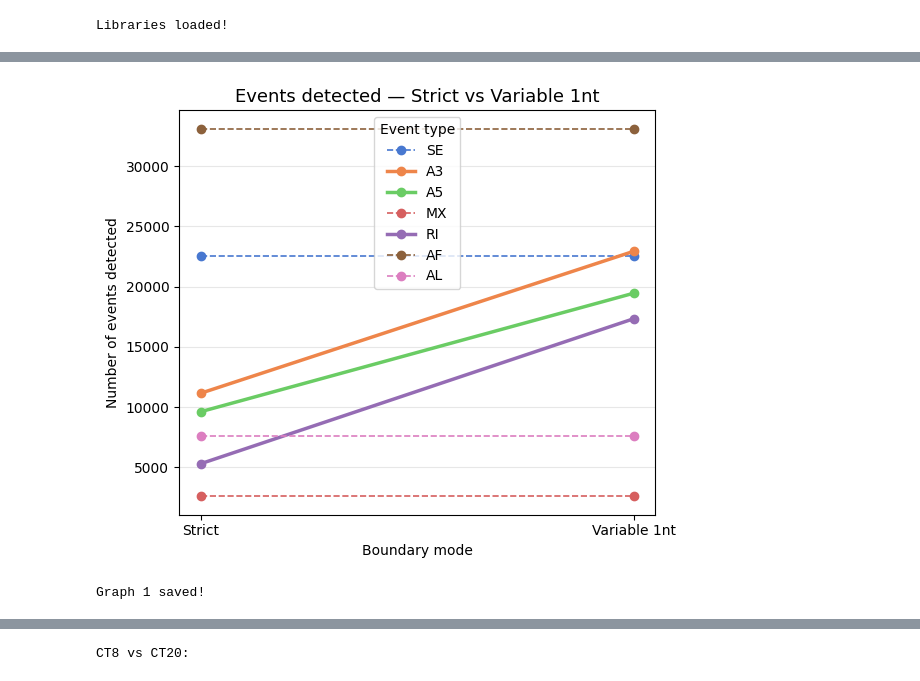
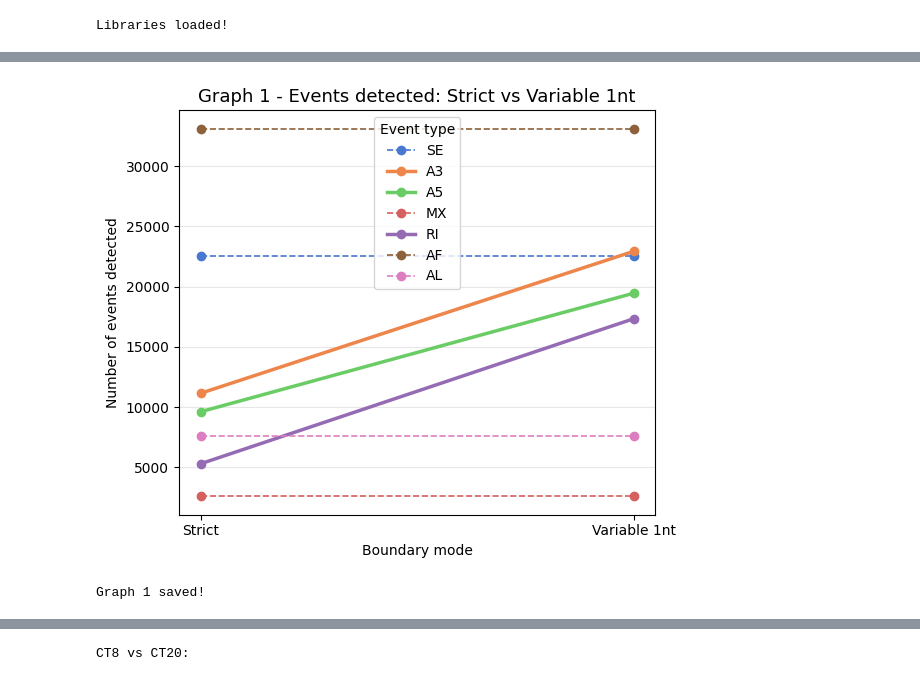
Before and after one commit to griceyrt/Internship, a Jupyter notebook: analysis/notebooks/02_barplots.ipynb, the cells around one changed output, grey strips where cells are left out. Saved outputs shown, nothing was run; the diff lists cells and outputs as text; code cells hidden in the pictures.

```diff
--- a/analysis/notebooks/02_barplots.ipynb
+++ b/analysis/notebooks/02_barplots.ipynb
@@ -64,34 +143,34 @@ data_zoom = {
     "A5":  [9630,  19456],
     "MX":  [2607,  2607],
     "RI":  [5316,  17337],
     "AF":  [33108, 33108],
     "AL":  [7632,  7632],
 }
 
 df_zoom = pd.DataFrame(data_zoom)
 
 muted = sns.color_palette("muted", 7)
 events_all = ["SE", "A3", "A5", "MX", "RI", "AF", "AL"]
 
 fig, ax = plt.subplots(figsize=(6, 5))
 
 for i, event in enumerate(events_all):
     linestyle = "-" if event in ["A3", "A5", "RI"] else "--"
     linewidth = 2.5 if event in ["A3", "A5", "RI"] else 1.2
     ax.plot(df_zoom["Boundary"], df_zoom[event],
             marker="o", label=event, color=muted[i],
             linewidth=linewidth, linestyle=linestyle)
 
-ax.set_title("Events detected — Strict vs Variable 1nt", fontsize=13)
+ax.set_title("Graph 1 - Events detected: Strict vs Variable 1nt", fontsize=13)
 ax.set_xlabel("Boundary mode")
 ax.set_ylabel("Number of events detected")
 ax.legend(title="Event type")
 ax.grid(axis="y", alpha=0.3)
 
 plt.tight_layout()
-plt.savefig("../../figures/plots/lineplot_strict_vs_1nt.png", dpi=150, bbox_inches="tight")
+plt.savefig("../../figures/plots/graph1_lineplot_strict_vs_1nt.png", dpi=150, bbox_inches="tight")
 plt.show()
 print("Graph 1 saved!")
 # %% [output]
-[figure, old version]
+[figure, new version]
 Graph 1 saved!
```
Also changed, not shown: parts of 8 cells of this notebook, 10 other files.
